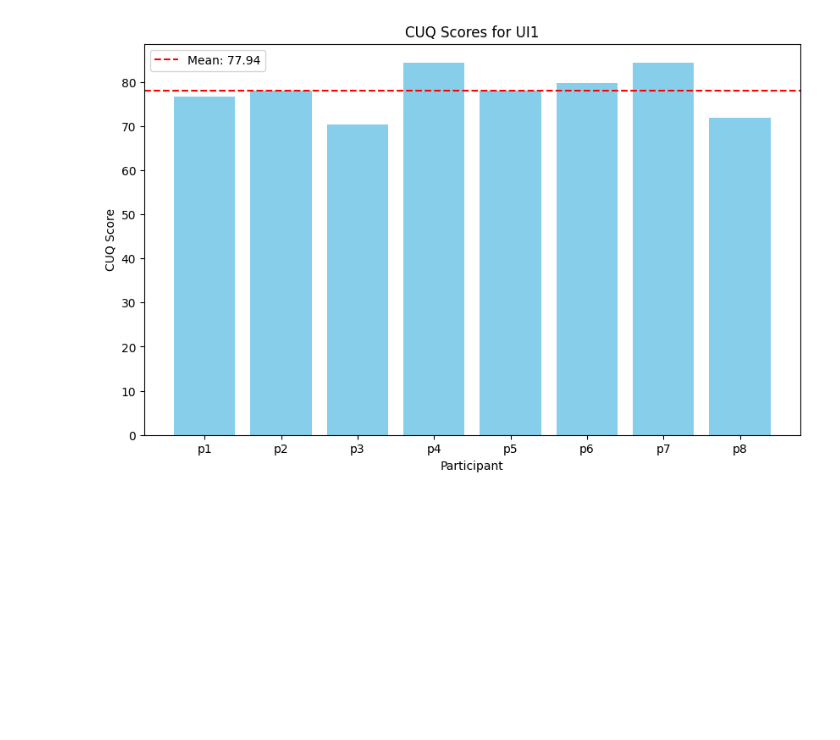
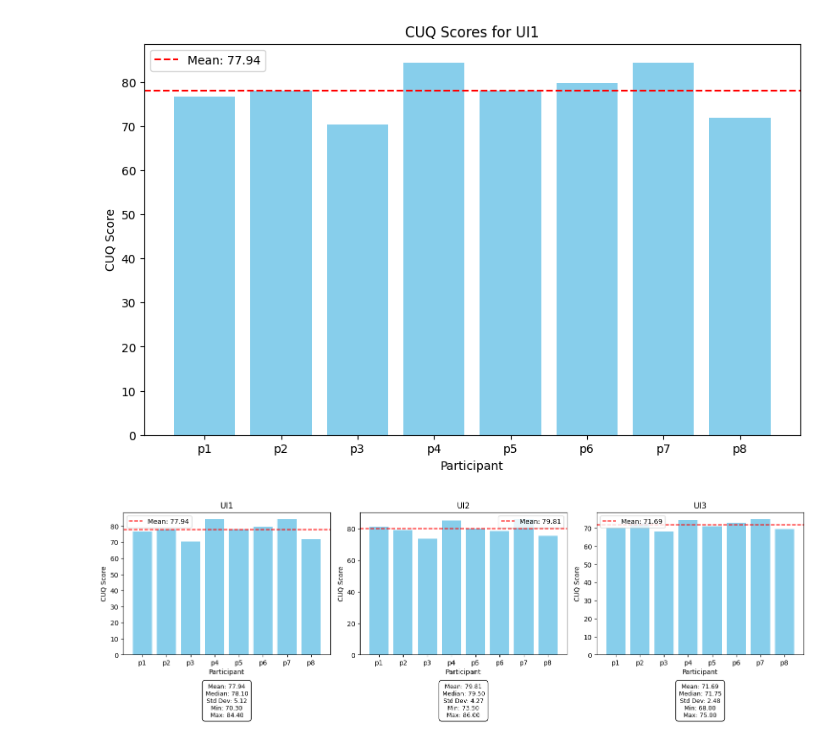
Before and after one commit to DabanAbdullah/DabanAbdullah, a Jupyter notebook: Untitled0.ipynb, the cells around one changed output. Saved outputs shown, nothing was run; the diff lists cells and outputs as text; code cells hidden in the pictures; blank space fills up the shorter version.

```diff
--- a/Untitled0.ipynb
+++ b/Untitled0.ipynb
@@ -106,3 +106,65 @@ Value         77.9375              78.1            5.116622
        Minimum CUQ Score  Maximum CUQ Score  Number of Participants
 Value               70.3               84.4                       8
 [figure]
+# %%
+import pandas as pd
+import matplotlib.pyplot as plt
+
+# Creating datasets for three UIs
+data_ui1 = {
+    "Participant": ["p1", "p2", "p3", "p4", "p5", "p6", "p7", "p8"],
+    "CUQ Score": [76.6, 78.1, 70.3, 84.4, 78.1, 79.7, 84.4, 71.9]
+}
+data_ui2 = {
+    "Participant": ["p1", "p2", "p3", "p4", "p5", "p6", "p7", "p8"],
+    "CUQ Score": [81.0, 79.0, 73.5, 85.0, 80.0, 78.5, 86.0, 75.5]
+}
+data_ui3 = {
+    "Participant": ["p1", "p2", "p3", "p4", "p5", "p6", "p7", "p8"],
+    "CUQ Score": [70.0, 72.5, 68.0, 74.5, 71.0, 73.0, 75.0, 69.5]
+}
+
+# Converting datasets to DataFrames
+df_ui1 = pd.DataFrame(data_ui1)
+df_ui2 = pd.DataFrame(data_ui2)
+df_ui3 = pd.DataFrame(data_ui3)
+
+# Function to calculate statistics and create a visualization
+def analyze_ui(df, ax, ui_name):
+    mean_score = df["CUQ Score"].mean()
+    median_score = df["CUQ Score"].median()
+    std_dev = df["CUQ Score"].std()
+    min_score = df["CUQ Score"].min()
+    max_score = df["CUQ Score"].max()
+
+    # Bar chart
+    ax.bar(df["Participant"], df["CUQ Score"], color="skyblue")
+    ax.axhline(mean_score, color="red", linestyle="--", label=f"Mean: {mean_score:.2f}")
+    ax.set_title(f"{ui_name}")
+    ax.set_xlabel("Participant")
+    ax.set_ylabel("CUQ Score")
+    ax.legend()
+
+    # Adding statistics below the chart
+    stats_text = (
+        f"Mean: {mean_score:.2f}\n"
+        f"Median: {median_score:.2f}\n"
+        f"Std Dev: {std_dev:.2f}\n"
+        f"Min: {min_score:.2f}\n"
+        f"Max: {max_score:.2f}"
+    )
+    ax.text(
+        0.5, -0.2, stats_text, fontsize=9, ha="center", va="top", transform=ax.transAxes,
+        bbox=dict(facecolor='white', edgecolor='black', boxstyle='round,pad=0.5')
+    )
+
+# Create subplots for the three UIs
+fig, axes = plt.subplots(1, 3, figsize=(15, 5))  # Adjust size for smaller charts
+analyze_ui(df_ui1, axes[0], "UI1")
+analyze_ui(df_ui2, axes[1], "UI2")
+analyze_ui(df_ui3, axes[2], "UI3")
+
+plt.tight_layout()
+plt.show()
+# %% [output]
+[figure, added]
```
